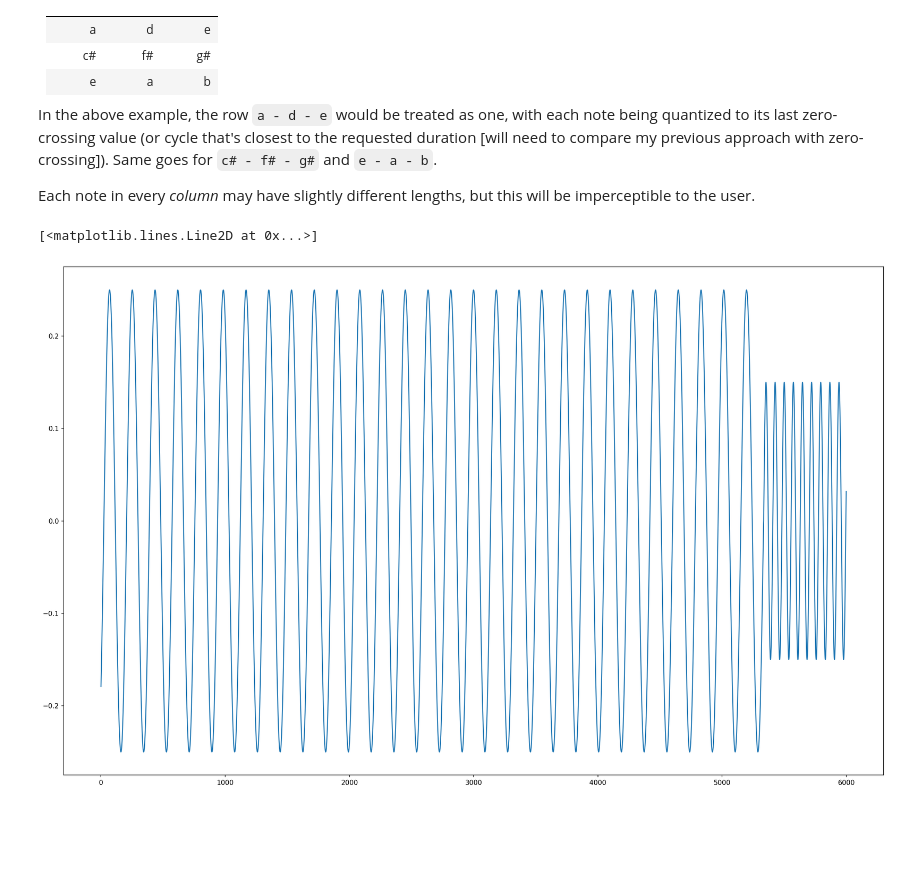
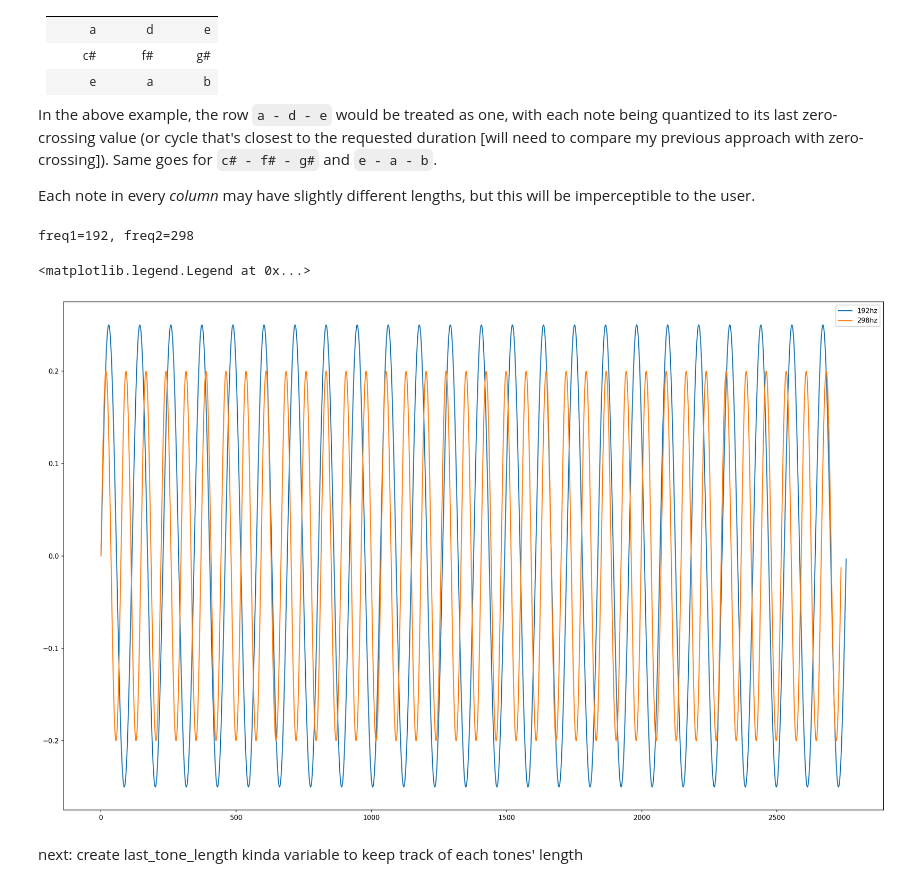
Before and after one commit to aufdemarbeitsmarkt/trope, a Jupyter notebook: trope/more_phase_alignment_testing.ipynb, the cells around one changed output. Drawn from its saved outputs; the diff is of its cells as text; code cells hidden in the pictures; blank space fills up the shorter version.

```diff
--- a/trope/more_phase_alignment_testing.ipynb
+++ b/trope/more_phase_alignment_testing.ipynb
@@ -52,13 +52,23 @@ Each note in every *column* may have slightly different lengths, but this will b
 from synthesizing import Tone
 # %%
 sample_rate = 22050
-T = Tone(120.4, 2.1, sample_rate, amplitude=0.25).tone
-T2 = Tone(300, 4, sample_rate, amplitude=0.15).tone
+freq1 = np.random.randint(50, 300)
+freq2 = np.random.randint(200, 600)
 
-concatone = np.concatenate([T, T2])
+print(f'{freq1=}, {freq2=}')
+
+T = Tone(freq1, 0.125, sample_rate, amplitude=0.25).tone
+T2 = Tone(freq2, 0.125, sample_rate, amplitude=0.2).tone
+# %% [output]
+freq1=192, freq2=298
 # %%
 plt.figure(figsize=(22,14), dpi=150)
-plt.plot(concatone[41000:4000])
+plt.plot(T)
+plt.plot(T2)
+plt.legend([f'{freq1}hz', f'{freq2}hz'])
 # %% [output]
-[<matplotlib.lines.Line2D at 0x...>]
+<matplotlib.legend.Legend at 0x...>
-[figure, old version]
+[figure, new version]
+# %% [markdown]
+next:
+create last_tone_length kinda variable to keep track of each tones' length
```
Also changed, not shown: 2 other files.
